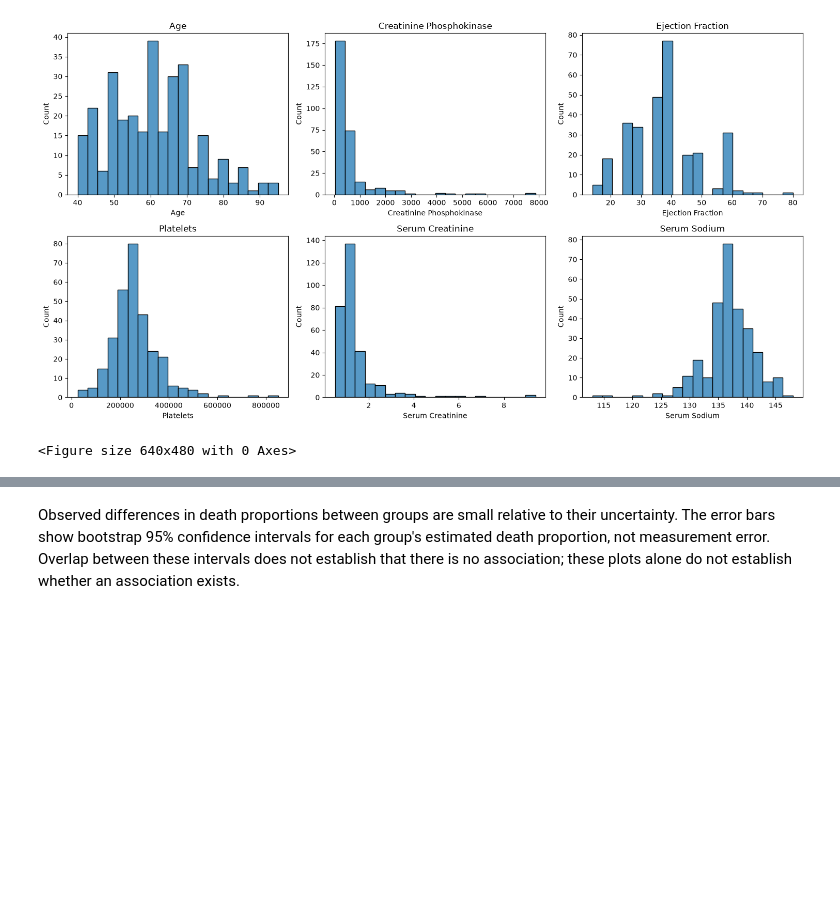
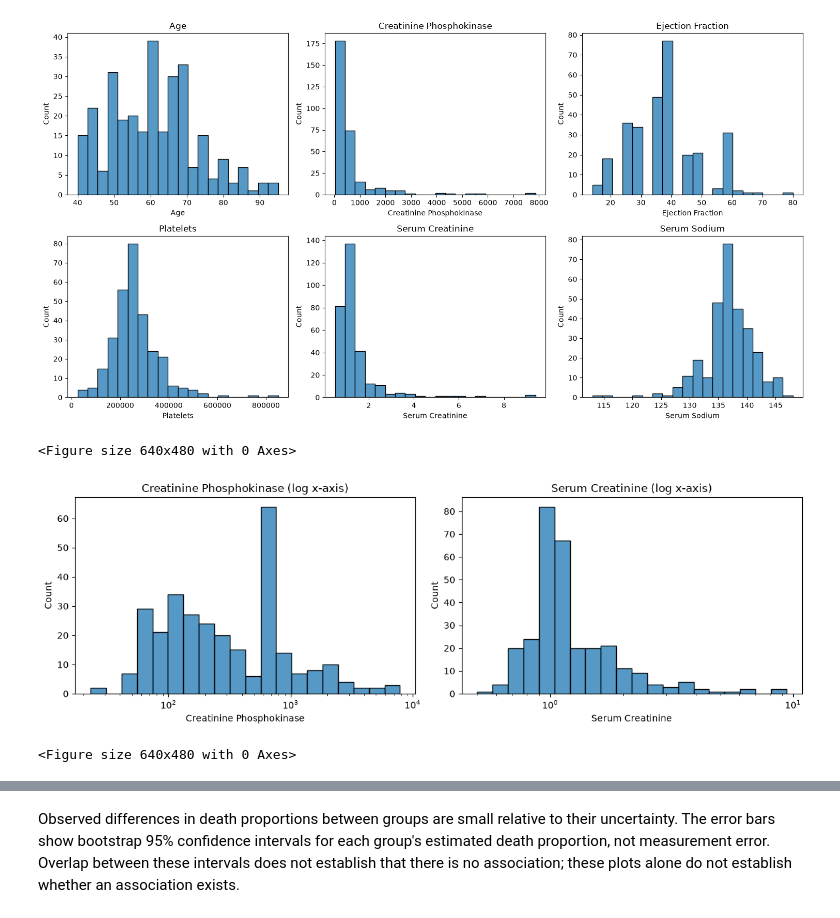
Before and after one commit to jettquitteau/heart_disease_prediction, a Jupyter notebook: heart-disease-pipeline.ipynb, the cells around one changed output, grey strips where cells are left out. Drawn from its saved outputs; the diff is of its cells as text; code cells hidden in the pictures; blank space fills up the shorter version.

```diff
--- a/heart-disease-pipeline.ipynb
+++ b/heart-disease-pipeline.ipynb
@@ -221,6 +253,23 @@ plt.clf()
 # %% [output]
 [figure]
 <Figure size 640x480 with 0 Axes>
+# %%
+log_cols = ["creatinine_phosphokinase", "serum_creatinine"]
+
+fig, axes = plt.subplots(1, 2, figsize=(12, 4))
+
+for column, ax in zip(log_cols, axes):
+    sns.histplot(data=heart, x=column, bins=20, log_scale=True, ax=ax)
+    ax.set_title(column.replace("_", " ").title() + " (log x-axis)")
+    ax.set_xlabel(column.replace("_", " ").title())
+    ax.set_ylabel("Count")
+
+plt.tight_layout()
+plt.show()
+plt.clf()
+# %% [output]
+[figure, added]
+<Figure size 640x480 with 0 Axes>
 # %%
 binary_cols = ["anaemia", "diabetes", "high_blood_pressure", "smoking", "sex"]
 plot_data = heart.assign(DEATH_EVENT=heart["DEATH_EVENT"].astype(int))
```
Also changed, not shown: parts of 9 cells of this notebook.
